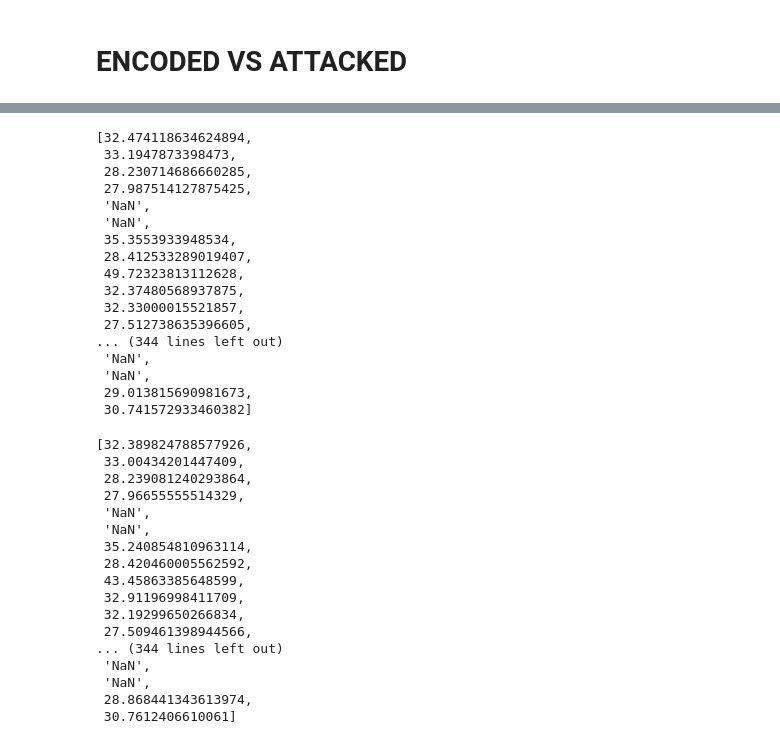
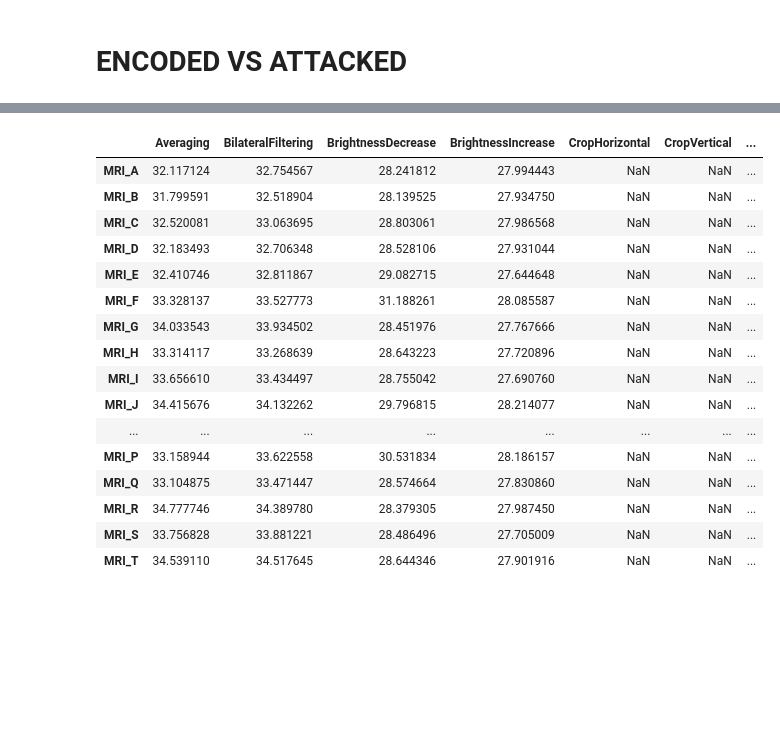
Before and after one commit to wyewlee/IP-Ass-Medical-Image-Watermarking, a Jupyter notebook: PSNR.ipynb, the cells around one changed output, grey strips where cells are left out. Cells and saved outputs as stored; diff of their text form; code cells hidden in the pictures; blank space fills up the shorter version.

Commit message:
done psnr

```diff
--- a/PSNR.ipynb
+++ b/PSNR.ipynb
@@ -303,40 +213,38 @@ b_psnr_list
-# %%
-c_psnr_list
-# %% [output]
-[32.474118634624894,
- 33.1947873398473,
- 28.230714686660285,
- 27.987514127875425,
- 'NaN',
- 'NaN',
- 35.3553933948534,
- 28.412533289019407,
- 49.72323813112628,
- 32.37480568937875,
- 32.33000015521857,
- 27.512738635396605,
-... (344 lines left out)
- 'NaN',
- 'NaN',
- 29.013815690981673,
- 30.741572933460382]
-# %%
-d_psnr_list
-# %% [output]
-[32.389824788577926,
- 33.00434201447409,
- 28.239081240293864,
- 27.96655555514329,
- 'NaN',
- 'NaN',
- 35.240854810963114,
- 28.420460005562592,
- 43.45863385648599,
- 32.91196998411709,
- 32.19299650266834,
- 27.509461398944566,
-... (344 lines left out)
- 'NaN',
- 'NaN',
- 28.868441343613974,
- 30.7612406610061]
+# %%
+n = 20
+list_M2_1 = []
+len_1 = len(a_psnr_list)
+for i in range(n):
+    start = int(i*len_1/n)
+    end = int((i+1)*len_1/n)
+    list_M2_1.append(a_psnr_list[start:end])
+# %%
+df_M2_A = pd.DataFrame(list_M2_1, index=['MRI_A', 'MRI_B', 'MRI_C', 'MRI_D', 'MRI_E', 'MRI_F',
+                                          'MRI_G', 'MRI_H', 'MRI_I', 'MRI_J', 'MRI_K', 'MRI_L',
+                                          'MRI_M', 'MRI_N', 'MRI_O', 'MRI_P', 'MRI_Q', 'MRI_R',
+                                          'MRI_S', 'MRI_T'],
+                                  columns=['Averaging','BilateralFiltering','BrightnessDecrease',
+                                          'BrightnessIncrease','CropHorizontal','CropVertical',
+                                          'GaussianBlurring','GaussianNoise','Masks','MedianBlurring',
+                                          'Poisson','Rotate','SaltPeper','ScaleDown','ScaleUp',
+                                          'SharpenFiltering','Speckle','JPG'])
+
+df_M2_A
+# %% [output]
+|  | Averaging | BilateralFiltering | BrightnessDecrease | BrightnessIncrease | CropHorizontal | CropVertical | ... |
+| MRI_A | 32.117124 | 32.754567 | 28.241812 | 27.994443 | NaN | NaN | ... |
+| MRI_B | 31.799591 | 32.518904 | 28.139525 | 27.934750 | NaN | NaN | ... |
+| MRI_C | 32.520081 | 33.063695 | 28.803061 | 27.986568 | NaN | NaN | ... |
+| MRI_D | 32.183493 | 32.706348 | 28.528106 | 27.931044 | NaN | NaN | ... |
+| MRI_E | 32.410746 | 32.811867 | 29.082715 | 27.644648 | NaN | NaN | ... |
+| MRI_F | 33.328137 | 33.527773 | 31.188261 | 28.085587 | NaN | NaN | ... |
+| MRI_G | 34.033543 | 33.934502 | 28.451976 | 27.767666 | NaN | NaN | ... |
+| MRI_H | 33.314117 | 33.268639 | 28.643223 | 27.720896 | NaN | NaN | ... |
+| MRI_I | 33.656610 | 33.434497 | 28.755042 | 27.690760 | NaN | NaN | ... |
+| MRI_J | 34.415676 | 34.132262 | 29.796815 | 28.214077 | NaN | NaN | ... |
+| ... | ... | ... | ... | ... | ... | ... | ... |
+| MRI_P | 33.158944 | 33.622558 | 30.531834 | 28.186157 | NaN | NaN | ... |
+| MRI_Q | 33.104875 | 33.471447 | 28.574664 | 27.830860 | NaN | NaN | ... |
+| MRI_R | 34.777746 | 34.389780 | 28.379305 | 27.987450 | NaN | NaN | ... |
+| MRI_S | 33.756828 | 33.881221 | 28.486496 | 27.705009 | NaN | NaN | ... |
+| MRI_T | 34.539110 | 34.517645 | 28.644346 | 27.901916 | NaN | NaN | ... |
```
Also changed, not shown: parts of 15 cells of this notebook.
